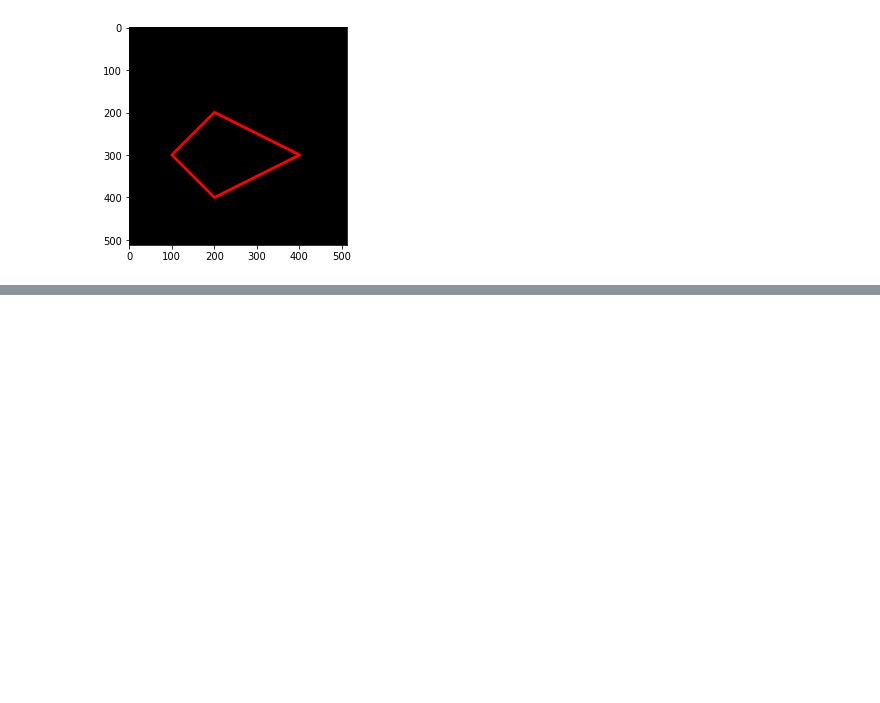
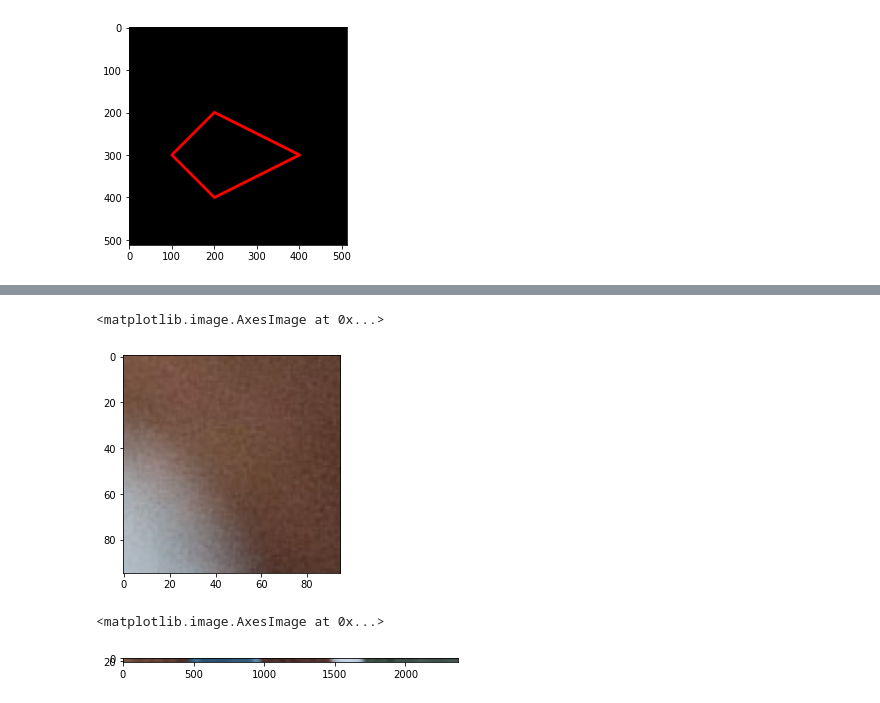
Before and after one commit to setyawan1234/PCVK_GENAP_2023, a Jupyter notebook: week2.ipynb, the cells around one changed output, grey strips where cells are left out. Drawn from its saved outputs; the diff is of its cells as text; code cells hidden in the pictures; blank space fills up the shorter version.

```diff
--- a/week2.ipynb
+++ b/week2.ipynb
@@ -126,0 +153,14 @@ plt.imshow(black_img2)
+# %%
+# tugas 3 - baris ke 20-115, kolom 25-120!
+image = cv.imread('/content/drive/MyDrive/PCVK/images/cat.jpg')
+plt.imshow(image[20:115,25:120])
+# %% [output]
+<matplotlib.image.AxesImage at 0x...>
+[figure, added]
+# %%
+# tugas 4 - menampilkan baris 5:30 dengan red channel saja
+image = cv.imread('/content/drive/MyDrive/PCVK/images/cat.jpg')
+plt.imshow(image[5:30],cmap='Reds')
+# %% [output]
+<matplotlib.image.AxesImage at 0x...>
+[figure, added]
```
Also changed, not shown: parts of 8 cells of this notebook.
